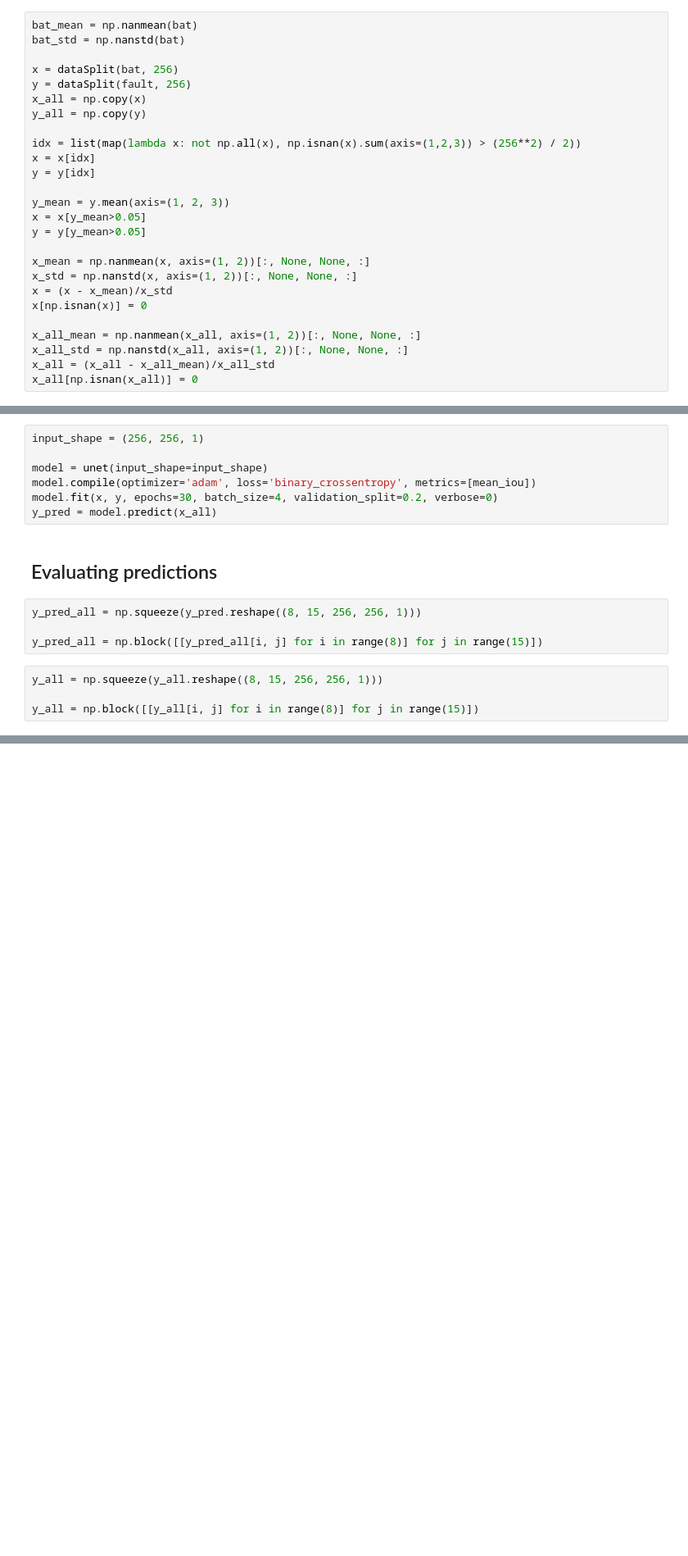
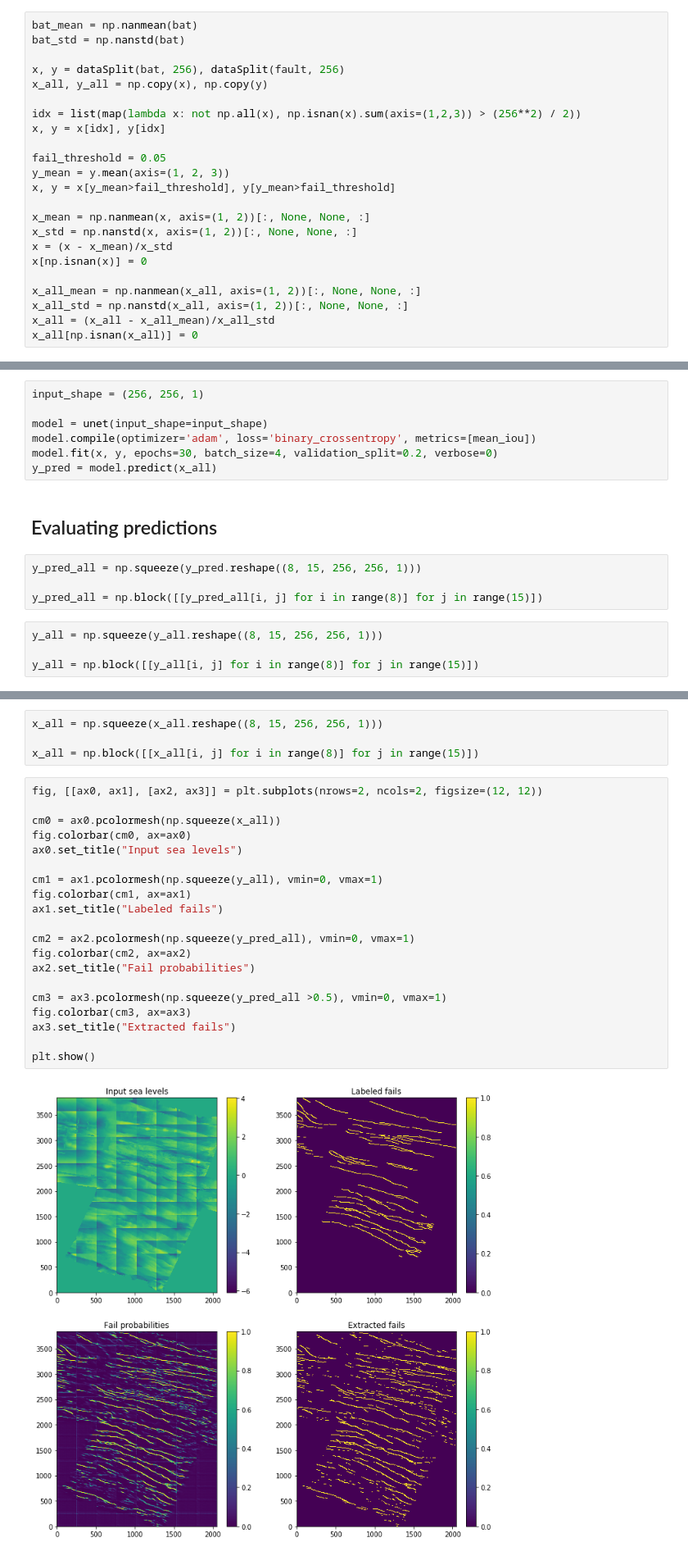
Before and after one commit to intv0id/FaultsDetection, a Jupyter notebook: main.ipynb, the cells around one changed output, grey strips where cells are left out. Shown at 82% size. Cells and saved outputs as stored; diff of their text form; blank space fills up the shorter version.

Commit message:
Reformated notebook images

```diff
--- a/main.ipynb
+++ b/main.ipynb
@@ -22,18 +26,15 @@ fault = binary_dilation(fault, selem=np.ones((10,10)))
 bat_mean = np.nanmean(bat)
 bat_std = np.nanstd(bat)
 
-x = dataSplit(bat, 256)
-y = dataSplit(fault, 256)
-x_all = np.copy(x)
-y_all = np.copy(y)
+x, y = dataSplit(bat, 256), dataSplit(fault, 256)
+x_all, y_all = np.copy(x), np.copy(y)
 
 idx = list(map(lambda x: not np.all(x), np.isnan(x).sum(axis=(1,2,3)) > (256**2) / 2))
-x = x[idx]
-y = y[idx]
+x, y = x[idx], y[idx]
 
+fail_threshold = 0.05
 y_mean = y.mean(axis=(1, 2, 3))
-x = x[y_mean>0.05]
-y = y[y_mean>0.05]
+x, y = x[y_mean>fail_threshold], y[y_mean>fail_threshold]
 
 x_mean = np.nanmean(x, axis=(1, 2))[:, None, None, :]
 x_std = np.nanstd(x, axis=(1, 2))[:, None, None, :]
@@ -87,0 +87,26 @@ hv.Image(np.squeeze(y_all).T) + hv.Image(np.squeeze(y_pred_all).T) + hv.Image(np
+# %%
+x_all = np.squeeze(x_all.reshape((8, 15, 256, 256, 1)))
+
+x_all = np.block([[x_all[i, j] for i in range(8)] for j in range(15)])
+# %%
+fig, [[ax0, ax1], [ax2, ax3]] = plt.subplots(nrows=2, ncols=2, figsize=(12, 12))
+
+cm0 = ax0.pcolormesh(np.squeeze(x_all))
+fig.colorbar(cm0, ax=ax0)
+ax0.set_title("Input sea levels")
+
+cm1 = ax1.pcolormesh(np.squeeze(y_all), vmin=0, vmax=1)
+fig.colorbar(cm1, ax=ax1)
+ax1.set_title("Labeled fails")
+
+cm2 = ax2.pcolormesh(np.squeeze(y_pred_all), vmin=0, vmax=1)
+fig.colorbar(cm2, ax=ax2)
+ax2.set_title("Fail probabilities")
+
+cm3 = ax3.pcolormesh(np.squeeze(y_pred_all >0.5), vmin=0, vmax=1)
+fig.colorbar(cm3, ax=ax3)
+ax3.set_title("Extracted fails")
+
+plt.show()
+# %% [output]
+[figure, added]
```
Also changed, not shown: parts of 4 cells of this notebook.
